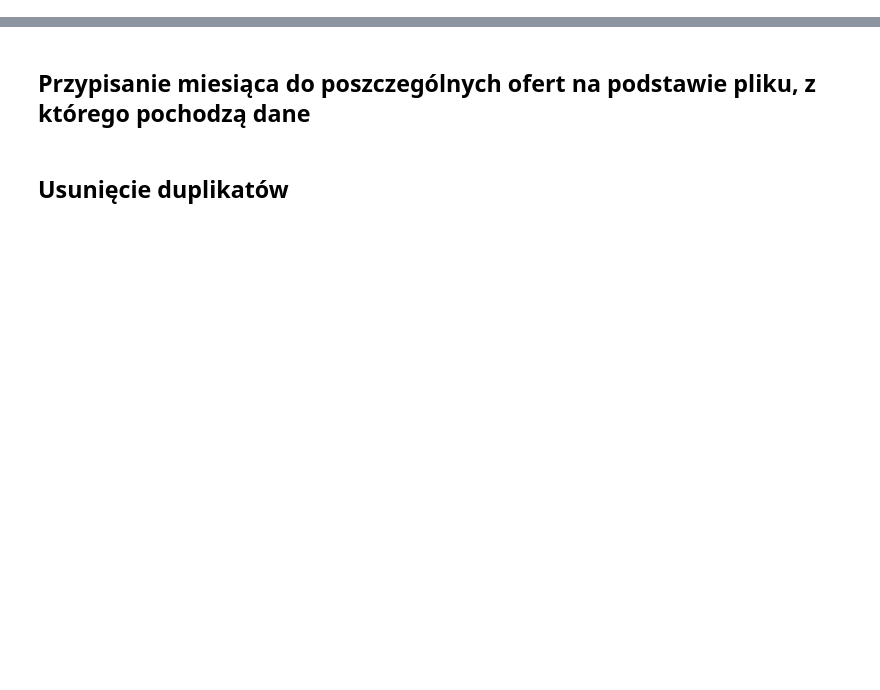
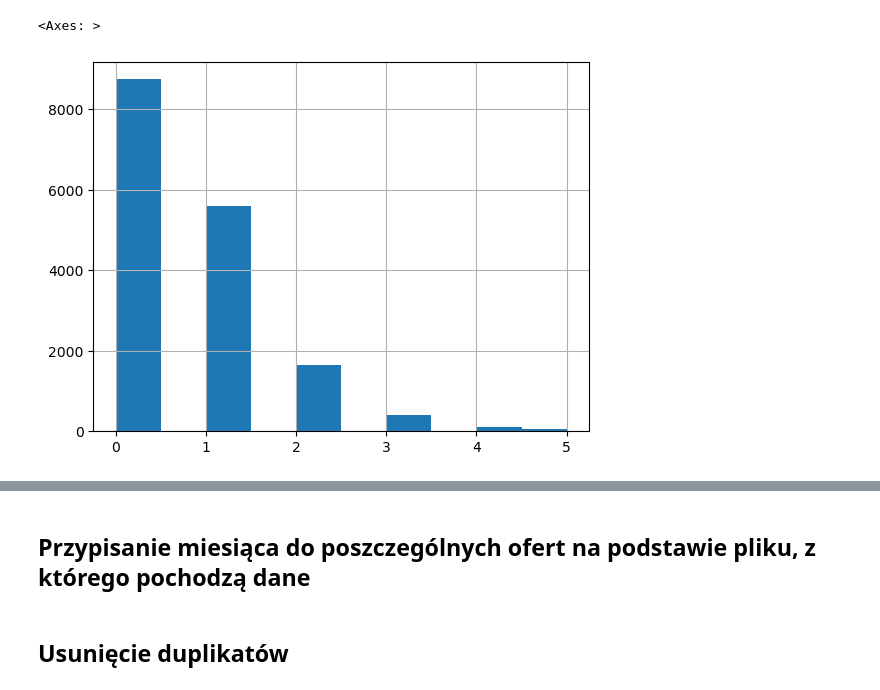
Before and after one commit to Roger1121/FlatAI, a Jupyter notebook: DataProcessing.ipynb, the cells around one changed output, grey strips where cells are left out. Saved outputs shown, nothing was run; the diff lists cells and outputs as text; code cells hidden in the pictures; blank space fills up the shorter version.

```diff
--- a/DataProcessing.ipynb
+++ b/DataProcessing.ipynb
@@ -0,0 +80,5 @@
+# %%
+data_OCT.isna().sum(1).hist()
+# %% [output]
+<Axes: >
+[figure, added]
```
Also changed, not shown: parts of 9 cells of this notebook.
